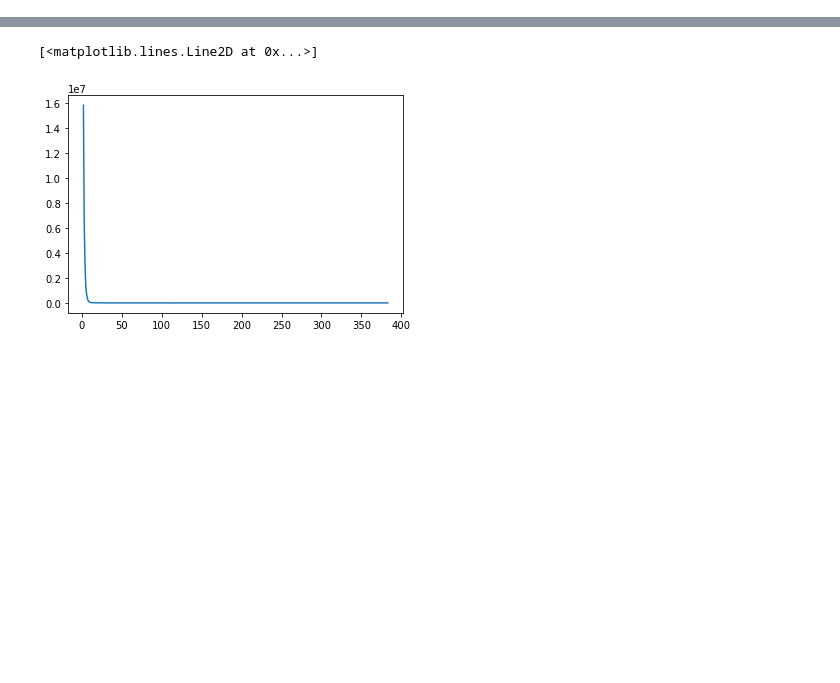
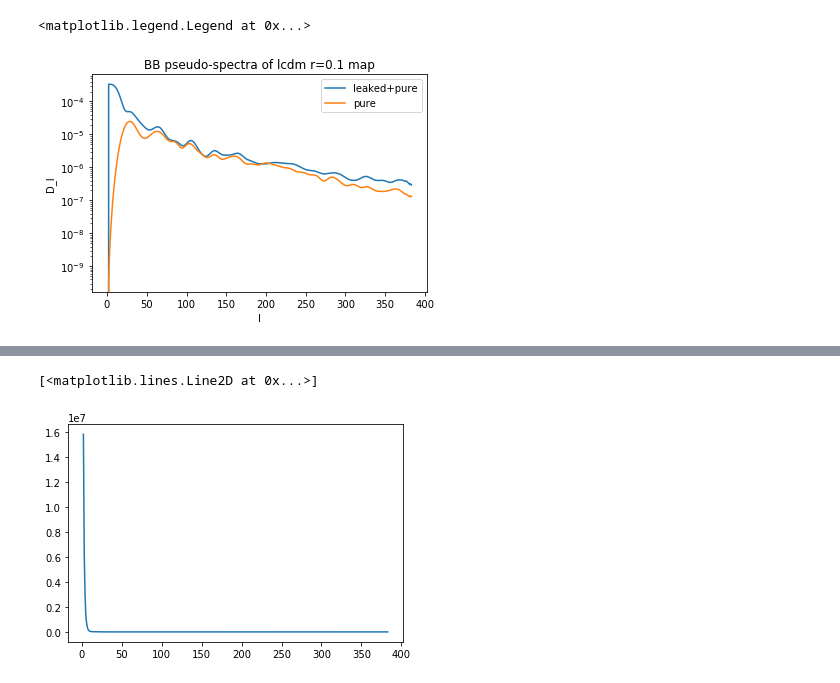
Before and after one commit to catyz/matrix, a Jupyter notebook: purification.ipynb, the cells around one changed output, grey strips where cells are left out. Saved outputs shown, nothing was run; the diff lists cells and outputs as text; code cells hidden in the pictures; blank space fills up the shorter version.

```diff
--- a/purification.ipynb
+++ b/purification.ipynb
@@ -8,2 +7,2 @@ from write_covariance import remove_nans
 # %%
-pure_B = sparse.load_npz('pure_B_500.npz')
+pi_B = sparse.load_npz('pi_B_500.npz')
@@ -45,4 +44,16 @@ hp.gnomview(m_pure[0], rot=(lon, lat), xsize=800, reso=5)
 # %%
 cl_pure = hp.anafast([np.zeros(npix), m_pure[0], m_pure[1]])
 cl_regular = hp.anafast([np.zeros(npix), m_vector[:npix], m_vector[npix:]])
+# %%
+plt.plot(cl_regular[2], label='leaked+pure')
+plt.plot(cl_pure[2], label='pure')
+#plt.xscale('log')
+plt.yscale('log')
+plt.xlabel('l')
+plt.ylabel('D_l')
+plt.title('BB pseudo-spectra of lcdm r=0.1 map')
+plt.legend()
+# %% [output]
+<matplotlib.legend.Legend at 0x...>
+[figure, added]
 # %%
```
Also changed, not shown: parts of 8 cells of this notebook, 23 other files.
